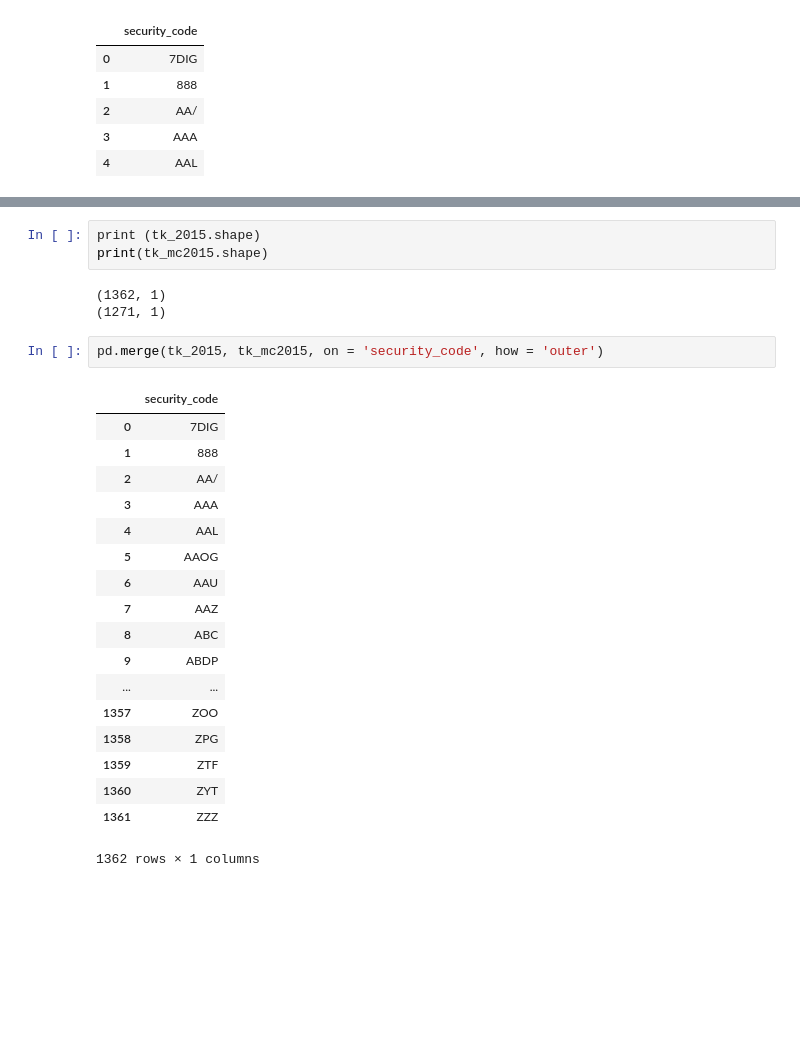
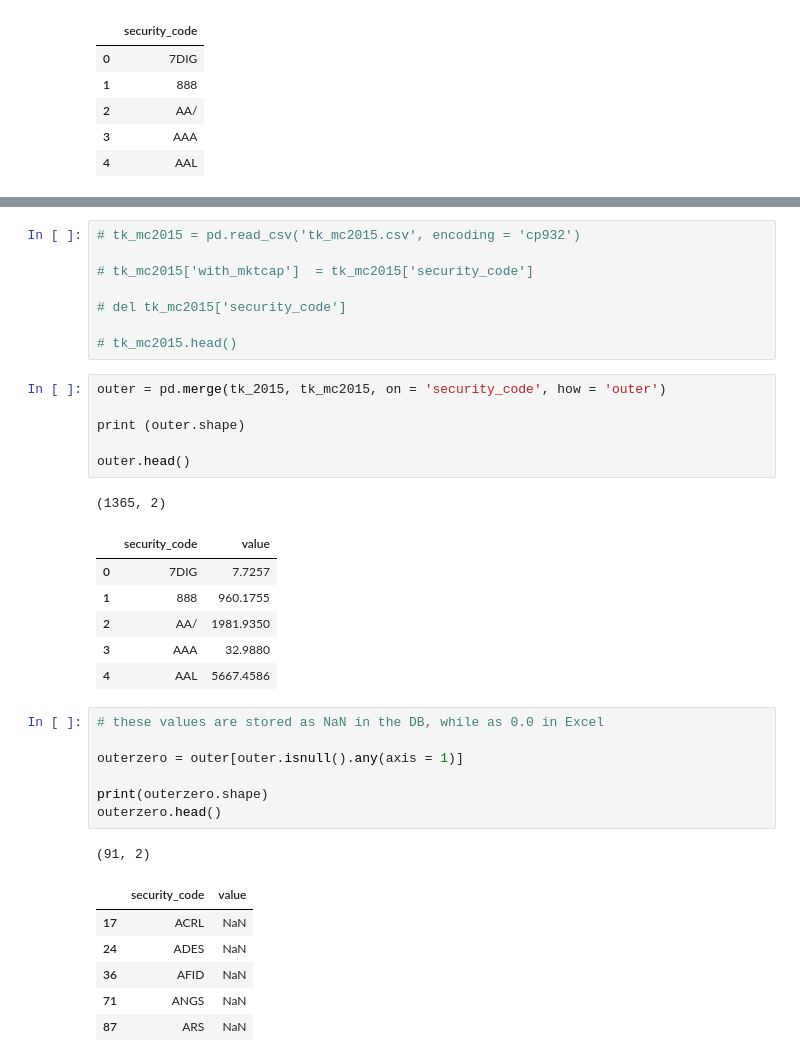
Before and after one commit to yueying-teng/RF, a Jupyter notebook: DB_check.ipynb, the cells around one changed output, grey strips where cells are left out. Cells and saved outputs as stored; diff of their text form; blank space fills up the shorter version.

```diff
--- a/DB_check.ipynb
+++ b/DB_check.ipynb
@@ -66,27 +77,37 @@ tk_mc2015.head()
-# %%
-print (tk_2015.shape)
-print(tk_mc2015.shape)
-# %% [output]
-(1362, 1)
-(1271, 1)
+# %%
+# tk_mc2015 = pd.read_csv('tk_mc2015.csv', encoding = 'cp932')
+
+# tk_mc2015['with_mktcap']  = tk_mc2015['security_code']
+
+# del tk_mc2015['security_code']
+
+# tk_mc2015.head()
 # %%
-pd.merge(tk_2015, tk_mc2015, on = 'security_code', how = 'outer')
+outer = pd.merge(tk_2015, tk_mc2015, on = 'security_code', how = 'outer')
+
+print (outer.shape)
+
+outer.head()
 # %% [output]
+(1365, 2)
-|  | security_code |
-| 0 | 7DIG |
-| 1 | 888 |
-| 2 | AA/ |
-| 3 | AAA |
-| 4 | AAL |
-| 5 | AAOG |
-| 6 | AAU |
-| 7 | AAZ |
-| 8 | ABC |
-| 9 | ABDP |
-| ... | ... |
-| 1357 | ZOO |
-| 1358 | ZPG |
-| 1359 | ZTF |
-| 1360 | ZYT |
-| 1361 | ZZZ |
+|  | security_code | value |
+| 0 | 7DIG | 7.7257 |
+| 1 | 888 | 960.1755 |
+| 2 | AA/ | 1981.9350 |
+| 3 | AAA | 32.9880 |
+| 4 | AAL | 5667.4586 |
-1362 rows × 1 columns
+# %%
+# these values are stored as NaN in the DB, while as 0.0 in Excel
+
+outerzero = outer[outer.isnull().any(axis = 1)]
+
+print(outerzero.shape)
+outerzero.head()
+# %% [output]
+(91, 2)
+|  | security_code | value |
+| 17 | ACRL | NaN |
+| 24 | ADES | NaN |
+| 36 | AFID | NaN |
+| 71 | ANGS | NaN |
+| 87 | ARS | NaN |
```
Also changed, not shown: parts of 12 cells of this notebook.
